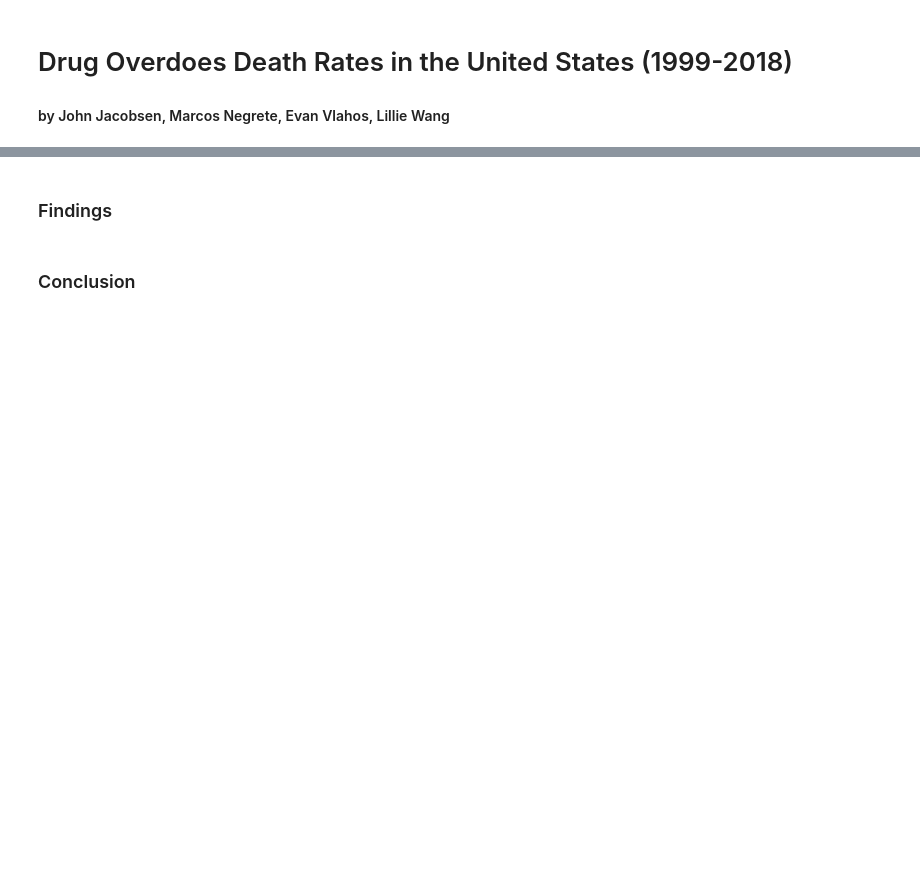
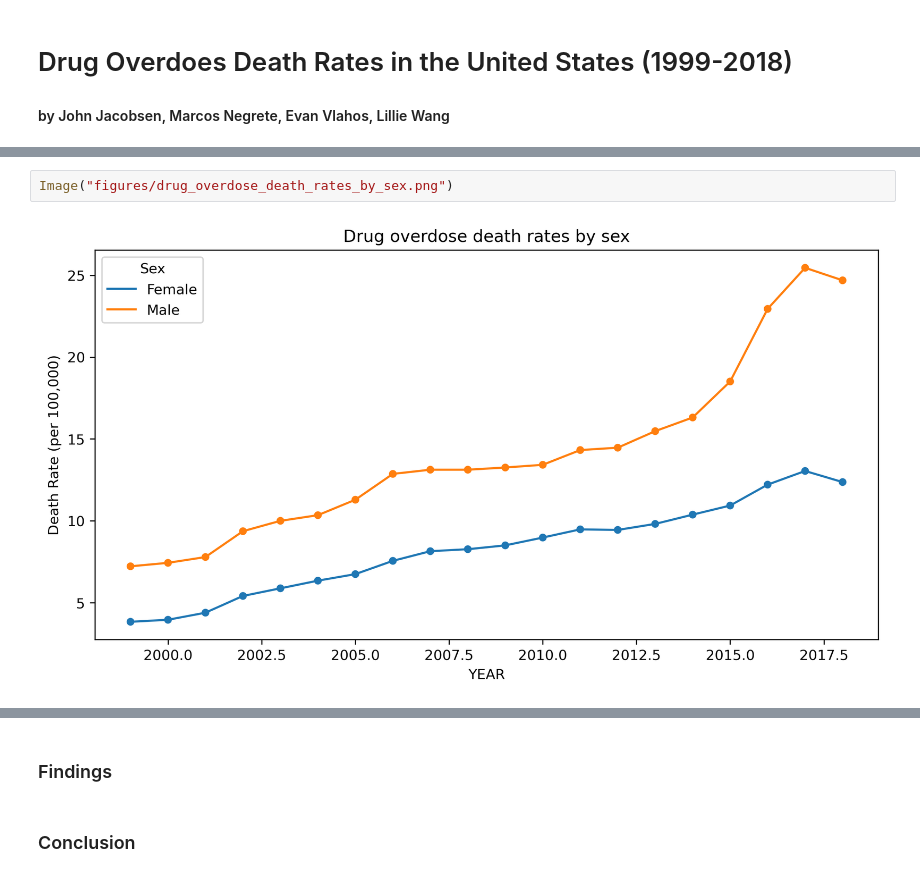
Before and after one commit to UCB-stat-159-f25/final-group09, a Jupyter notebook: main.ipynb, the cells around one changed output, grey strips where cells are left out. Saved outputs shown, nothing was run; the diff lists cells and outputs as text; blank space fills up the shorter version.

```diff
--- a/main.ipynb
+++ b/main.ipynb
@@ -21,0 +20,4 @@ The source we will be using is from the <a href="https://www.google.com/">Nation
+# %%
+Image("figures/drug_overdose_death_rates_by_sex.png")
+# %% [output]
+[figure, added]
```
Also changed, not shown: parts of 20 cells of this notebook.
